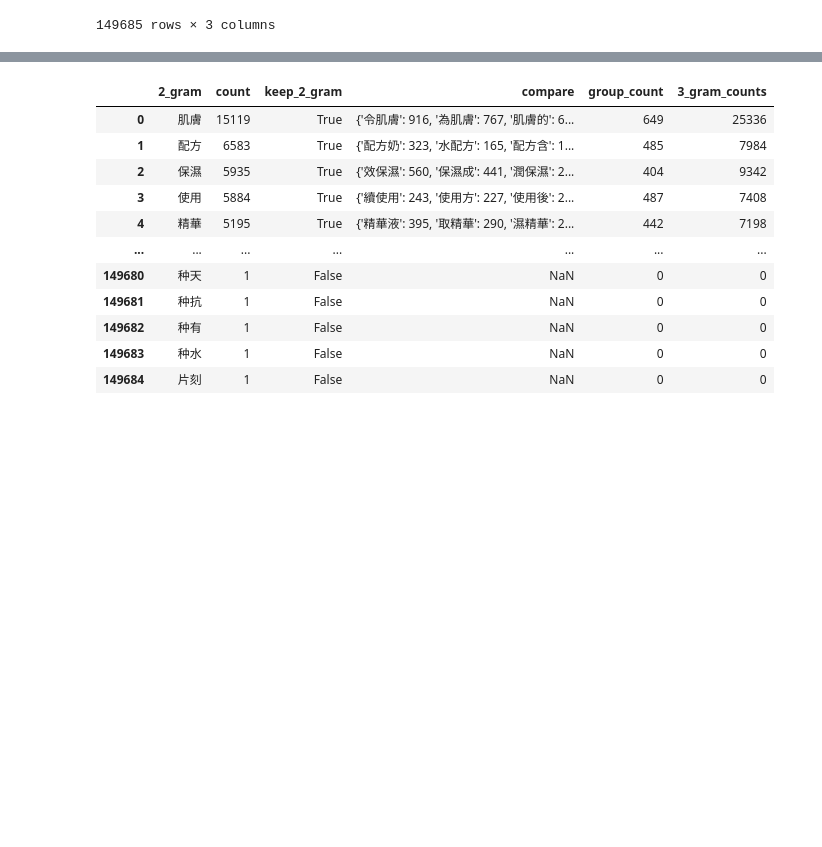
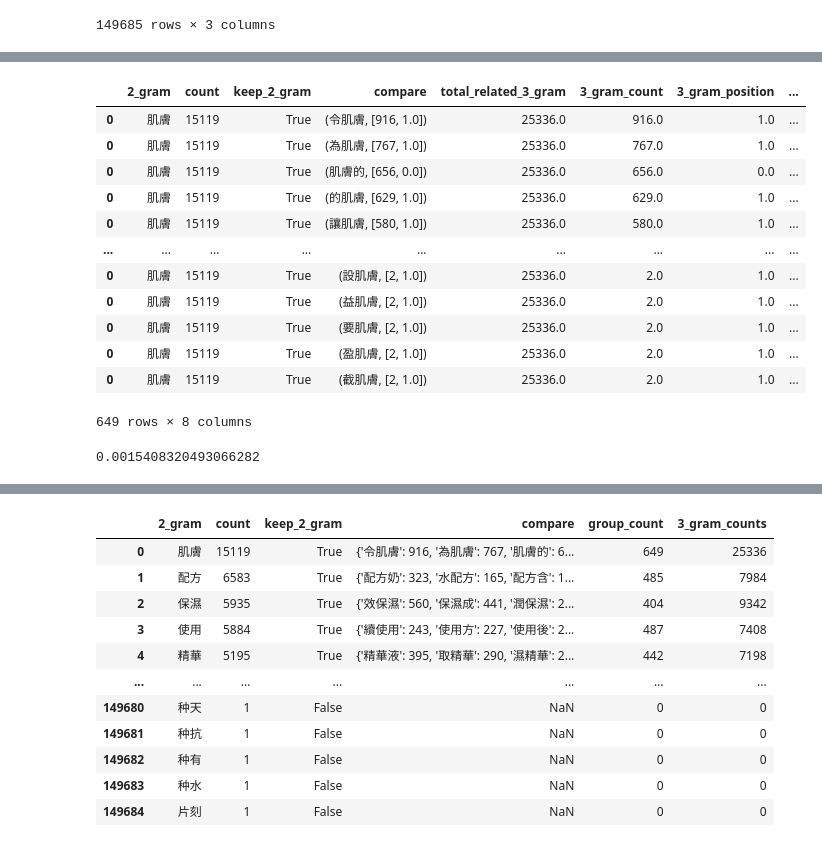
Before and after one commit to victor31ao/n_gram_and_hanlp, a Jupyter notebook: n_gram_df.ipynb, the cells around one changed output, grey strips where cells are left out. Drawn from its saved outputs; the diff is of its cells as text; code cells hidden in the pictures; blank space fills up the shorter version.

```diff
--- a/n_gram_df.ipynb
+++ b/n_gram_df.ipynb
@@ -258,0 +293,20 @@ bi_tri_df_expand
+# %%
+bi_tri_df_expand[bi_tri_df_expand["2_gram"] == "肌膚"]
+# %% [output]
+|  | 2_gram | count | keep_2_gram | compare | total_related_3_gram | 3_gram_count | 3_gram_position | ... |
+| 0 | 肌膚 | 15119 | True | (令肌膚, [916, 1.0]) | 25336.0 | 916.0 | 1.0 | ... |
+| 0 | 肌膚 | 15119 | True | (為肌膚, [767, 1.0]) | 25336.0 | 767.0 | 1.0 | ... |
+| 0 | 肌膚 | 15119 | True | (肌膚的, [656, 0.0]) | 25336.0 | 656.0 | 0.0 | ... |
+| 0 | 肌膚 | 15119 | True | (的肌膚, [629, 1.0]) | 25336.0 | 629.0 | 1.0 | ... |
+| 0 | 肌膚 | 15119 | True | (讓肌膚, [580, 1.0]) | 25336.0 | 580.0 | 1.0 | ... |
+| ... | ... | ... | ... | ... | ... | ... | ... | ... |
+| 0 | 肌膚 | 15119 | True | (設肌膚, [2, 1.0]) | 25336.0 | 2.0 | 1.0 | ... |
+| 0 | 肌膚 | 15119 | True | (益肌膚, [2, 1.0]) | 25336.0 | 2.0 | 1.0 | ... |
+| 0 | 肌膚 | 15119 | True | (要肌膚, [2, 1.0]) | 25336.0 | 2.0 | 1.0 | ... |
+| 0 | 肌膚 | 15119 | True | (盈肌膚, [2, 1.0]) | 25336.0 | 2.0 | 1.0 | ... |
+| 0 | 肌膚 | 15119 | True | (截肌膚, [2, 1.0]) | 25336.0 | 2.0 | 1.0 | ... |
+649 rows × 8 columns
+# %%
+bi_tri_df_expand[bi_tri_df_expand["2_gram"] == "肌膚"]["prob_of_related_trigram"].mean()
+# %% [output]
+0.0015408320493066282
```
Also changed, not shown: parts of 7 cells of this notebook.
